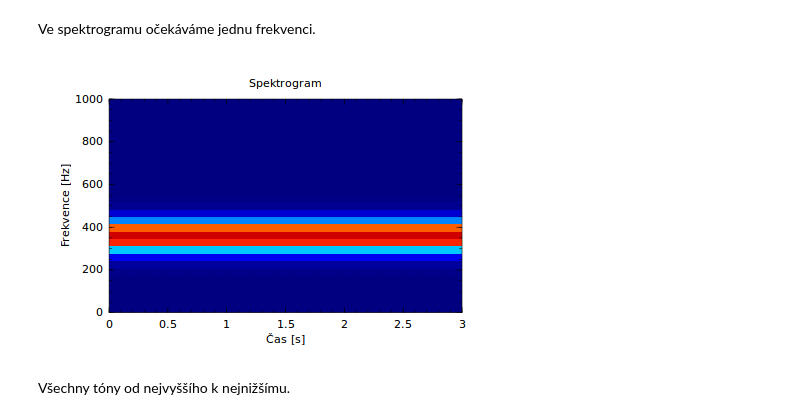
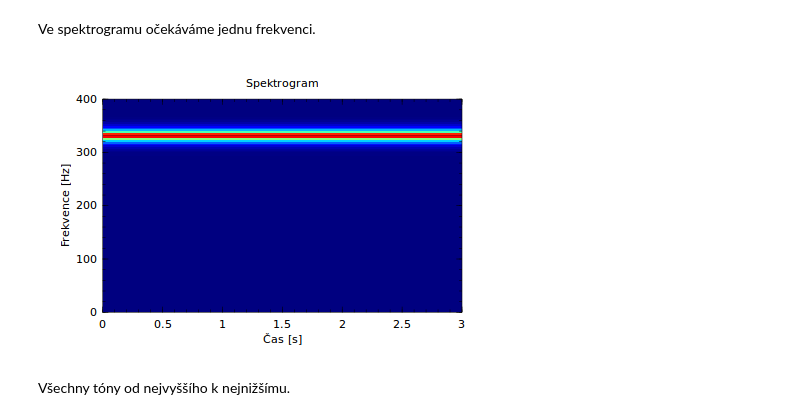
Before and after one commit to kalvotom/julia-examples, a Jupyter notebook: fourier/spectrum.ipynb, the cells around one changed output. Cells and saved outputs as stored; diff of their text form; code cells hidden in the pictures.

```diff
--- a/fourier/spectrum.ipynb
+++ b/fourier/spectrum.ipynb
@@ -214,7 +224,8 @@ function spec(data::Vector{Float64}, # vstupní signál
     freq::Real; # vzorkovací frekvence
     wlen::Float64=0.025, overlap::Float64=0.01, # nepovinná délka okna, překryv (v sekundách)
     maxfreq=pi*freq, logscale=true, wfunc=hanning, # ořez frekvence, měřítko intenzity, okénková funkce
-    mytitle="Spektrogram" # titulek grafu
+    mytitle="Spektrogram", # titulek grafu
+    filename="" # ukládání do souboru
     )
     # délka záznamu (počet vzorků
     n = length(data)
@@ -240,10 +251,14 @@ function spec(data::Vector{Float64}, # vstupní signál
     else
         imgdata = map(x -> abs(x)^2, spectrum)
     end
-    imagesc((0,n/freq), (maxfreq,0), imgdata[1:floor(Int64,maxfreq/bfreq),:])
-    ylabel("Frekvence [Hz]")
-    xlabel("Čas [s]")
-    title(mytitle)
+    p = imagesc((0,n/freq), (maxfreq,0), imgdata[1:floor(Int64,maxfreq/bfreq),:])
+    setattr(p,title=mytitle)
+    setattr(p,xlabel="Čas [s]")
+    setattr(p,ylabel="Frekvence [Hz]")
+    if !isempty(filename)
+        savefig(filename,width=800,height=600)
+    end
+    p
 end
 # %% [output]
 spec (generic function with 1 method)
@@ -316,9 +331,9 @@ wavplay(y,fs)
 # %% [markdown]
 Ve spektrogramu očekáváme jednu frekvenci.
 # %%
-spec(y, fs, maxfreq=1000, wlen=0.03, overlap=0.01)
+spec(y, fs, maxfreq=400, wlen=0.3, overlap=0.01, filename="spec_sin329.pdf")
 # %% [output]
-[figure, old version]
+[figure, new version]
 # %% [markdown]
 Všechny tóny od nejvyššího k nejnižšímu.
 # %%
```
Also changed, not shown: parts of 7 cells of this notebook, 1 other file.
